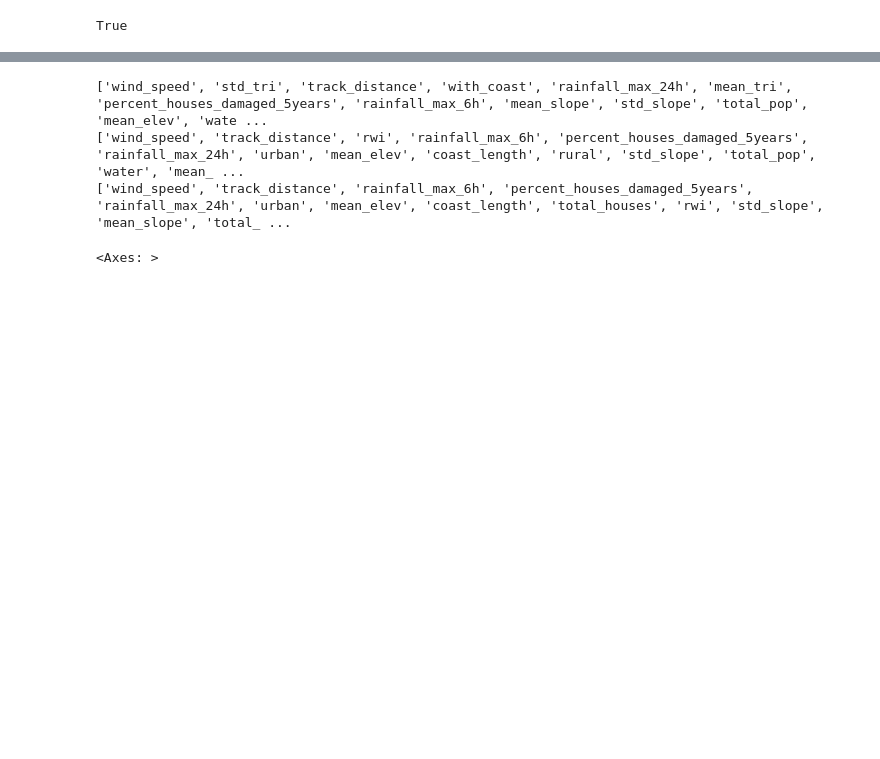
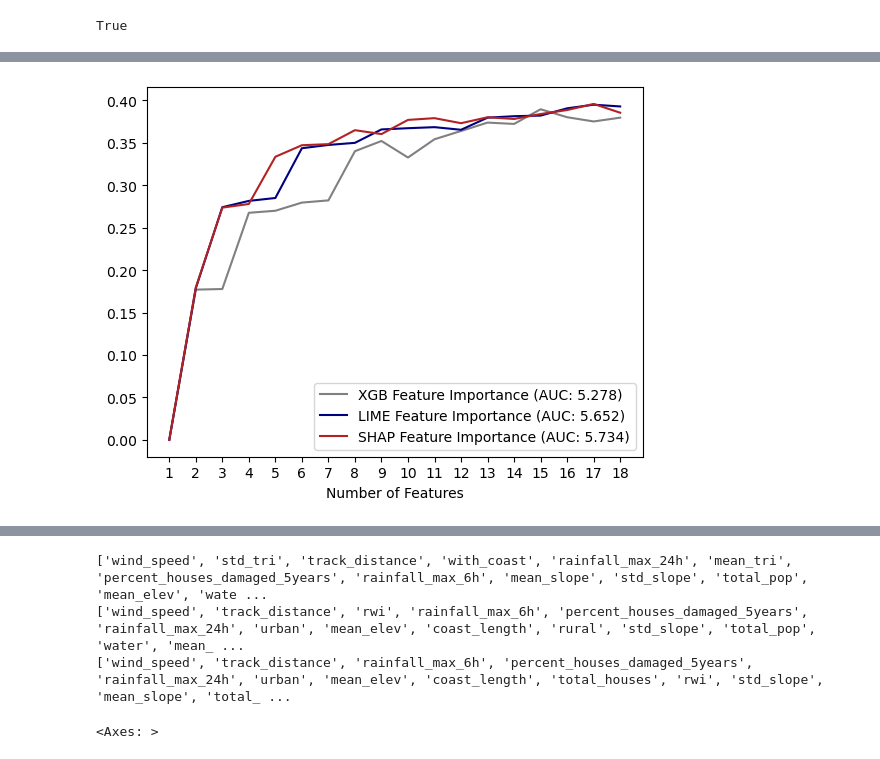
Before and after one commit to CelinaSchmidt/XAI_TyphoonModel, a Jupyter notebook: 2 PGU_PGI.ipynb, the cells around one changed output, grey strips where cells are left out. Saved outputs shown, nothing was run; the diff lists cells and outputs as text; code cells hidden in the pictures; blank space fills up the shorter version.

```diff
--- a/2 PGU_PGI.ipynb
+++ b/2 PGU_PGI.ipynb
@@ -226,0 +315,6 @@ auc_PGI(shap_list, X_train, model, 0, std_spec=0.1, seed = 0, label= "SHAP Featu
+# %%
+auc_PGI(xgb_list, X_train, model, 0, std_fix=0.2, seed = 0, label = "XGB Feature Importance", color='gray')
+auc_PGI(lime_list, X_train, model, 0, std_fix=0.2, seed = 0, label= "LIME Feature Importance", color='navy')
+auc_PGI(shap_list, X_train, model, 0, std_fix=0.2, seed = 0, label= "SHAP Feature Importance",color='firebrick')
+# %% [output]
+[figure, added]
```
Also changed, not shown: parts of 47 cells of this notebook, 6 other files.
